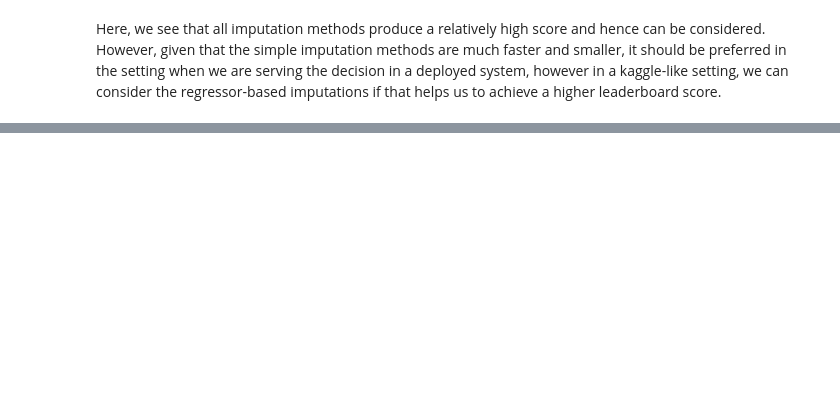
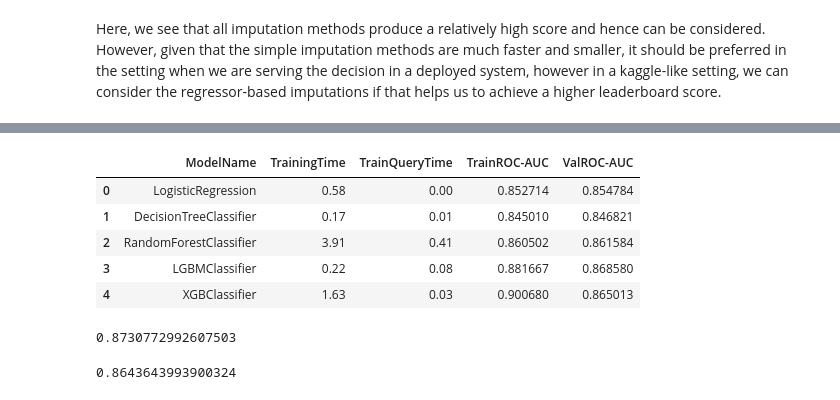
Before and after one commit to aldisf/kaggle_givemesomecredit_apr2022, a Jupyter notebook: analysis_and_modeling.ipynb, the cells around one changed output, grey strips where cells are left out. Saved outputs shown, nothing was run; the diff lists cells and outputs as text; code cells hidden in the pictures; blank space fills up the shorter version.

Commit message:
model evaluation and ensembling

```diff
--- a/analysis_and_modeling.ipynb
+++ b/analysis_and_modeling.ipynb
@@ -417,7 +429,7 @@ def get_imputer_and_imputed_df_regressor(
 # %%
 mean_imputer, mean_imputed_df = get_imputer_and_imputed_df_simple(
     impute_strategy="mean",
-    original_df=capped_train_df,
+    original_df=train_df,
     label_col=LABEL_COL,
 )
 
@@ -501,0 +562,38 @@ In order to achieve an apple-to-apple comparison, we will use the same `mean` si
+# %%
+def train_and_val_clf(
+    clf_class,
+    X_train,
+    y_train,
+    X_val,
+    y_val,
+    clf_kwargs = dict(),
+):
+    clf = clf_class(**clf_kwargs)
+    train_start_time = time.time()
+    clf.fit(X_train, y_train)
+    training_time = np.round(time.time() - train_start_time, 2)
+
+    train_query_start_time = time.time()
+    y_train_pred = clf.predict_proba(X_train)[:, 1]
+    train_query_time = np.round(time.time() - train_query_start_time, 2)
+
+    y_val_pred = clf.predict_proba(X_val)[:, 1]
+
+    train_roc_auc = roc_auc_score(y_train, y_train_pred)
+    val_roc_auc = roc_auc_score(y_val, y_val_pred)
+
+    return clf, training_time, train_query_time, train_roc_auc, val_roc_auc
+
+def ensemble_predict_proba(
+    model_clf_dict: dict,
+    X: pd.DataFrame,
+):
+    pred = pd.DataFrame(index=X.index)
+    pred["Probability"] = np.zeros(len(X))
+
+    for modelname, clf in model_clf_dict.items():
+        pred["Probability"] += clf.predict_proba(X)[:, 1]
+
+    pred["Probability"] /= len(model_clf_dict)
+
+    return pred
@@ -501,0 +654,9 @@ In order to achieve an apple-to-apple comparison, we will use the same `mean` si
+# %%
+model_performance_df
+# %% [output]
+|  | ModelName | TrainingTime | TrainQueryTime | TrainROC-AUC | ValROC-AUC |
+| 0 | LogisticRegression | 0.58 | 0.00 | 0.852714 | 0.854784 |
+| 1 | DecisionTreeClassifier | 0.17 | 0.01 | 0.845010 | 0.846821 |
+| 2 | RandomForestClassifier | 3.91 | 0.41 | 0.860502 | 0.861584 |
+| 3 | LGBMClassifier | 0.22 | 0.08 | 0.881667 | 0.868580 |
+| 4 | XGBClassifier | 1.63 | 0.03 | 0.900680 | 0.865013 |
@@ -501,0 +669,8 @@ In order to achieve an apple-to-apple comparison, we will use the same `mean` si
+# %%
+ensemble_train_rocauc
+# %% [output]
+0.8730772992607503
+# %%
+ensemble_val_rocauc
+# %% [output]
+0.8643643993900324
```
Also changed, not shown: parts of 14 cells of this notebook, 1 other file.
